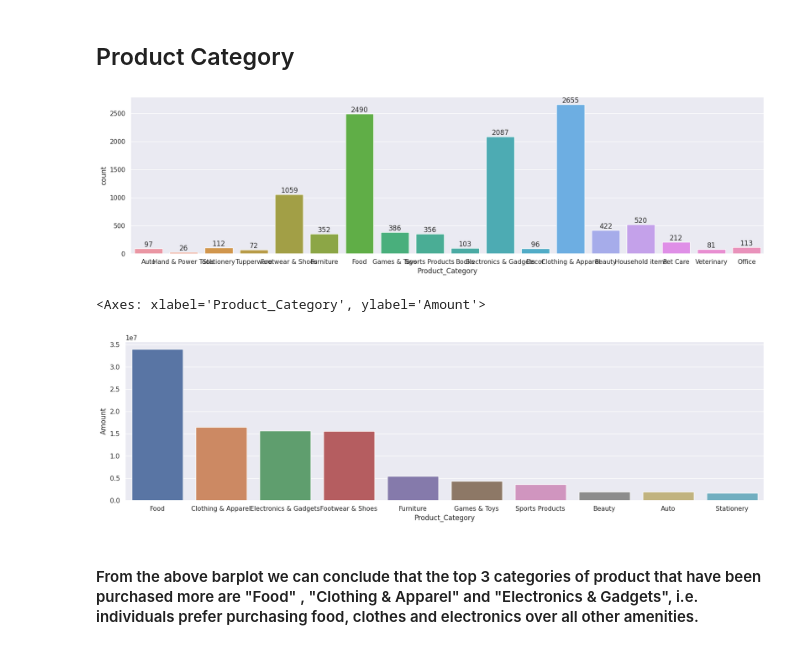
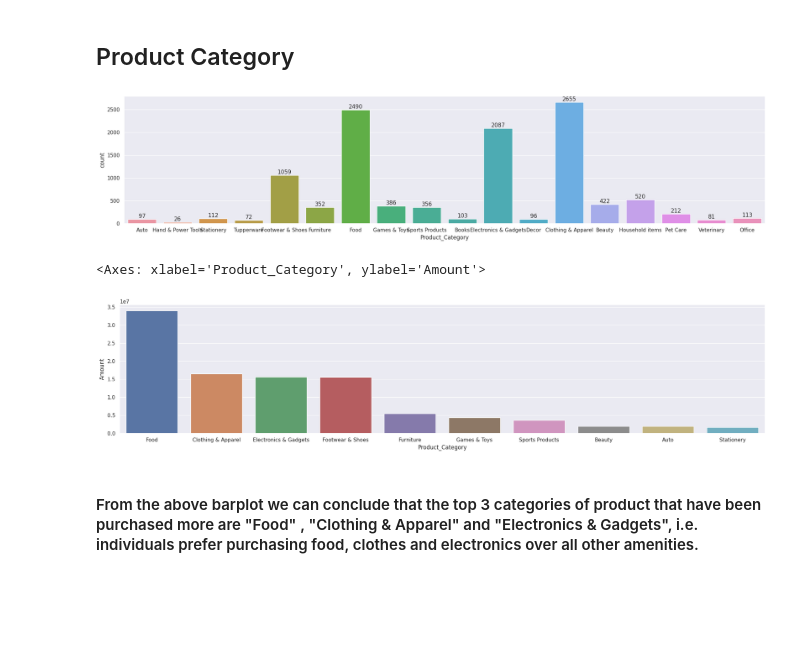
Before and after one commit to nEH2001/Purchasing_habits_of_customers, a Jupyter notebook: EDA_in_pyhton.ipynb, the cells around one changed output. Drawn from its saved outputs; the diff is of its cells as text; code cells hidden in the pictures; blank space fills up the shorter version.

```diff
--- a/EDA_in_pyhton.ipynb
+++ b/EDA_in_pyhton.ipynb
@@ -301,19 +301,20 @@ sns.barplot(data=sales_ocp, x="Occupation", y="Amount")
 # %% [markdown]
 ## Product Category
 # %%
+sns.set(rc={"figure.figsize":(25,5)})
 procat_data= sns.countplot(data=df, x="Product_Category")
 
 for bars in procat_data.containers:
     procat_data.bar_label(bars)
 # %% [output]
-[figure, old version]
+[figure, new version]
 # %%
 sales_procat=df.groupby(["Product_Category"],as_index=False)["Amount"].sum().sort_values(by="Amount", ascending=False).head(10)
 
 sns.barplot(data=sales_procat, x="Product_Category", y="Amount")
 # %% [output]
 <Axes: xlabel='Product_Category', ylabel='Amount'>
-[figure, old version]
+[figure, new version]
 # %% [markdown]
 #### From the above barplot we can conclude that the top 3 categories of product that have been purchased more are "Food" , "Clothing & Apparel" and "Electronics & Gadgets", i.e. individuals prefer purchasing food, clothes and electronics over all other amenities.
 # %% [markdown]
```
